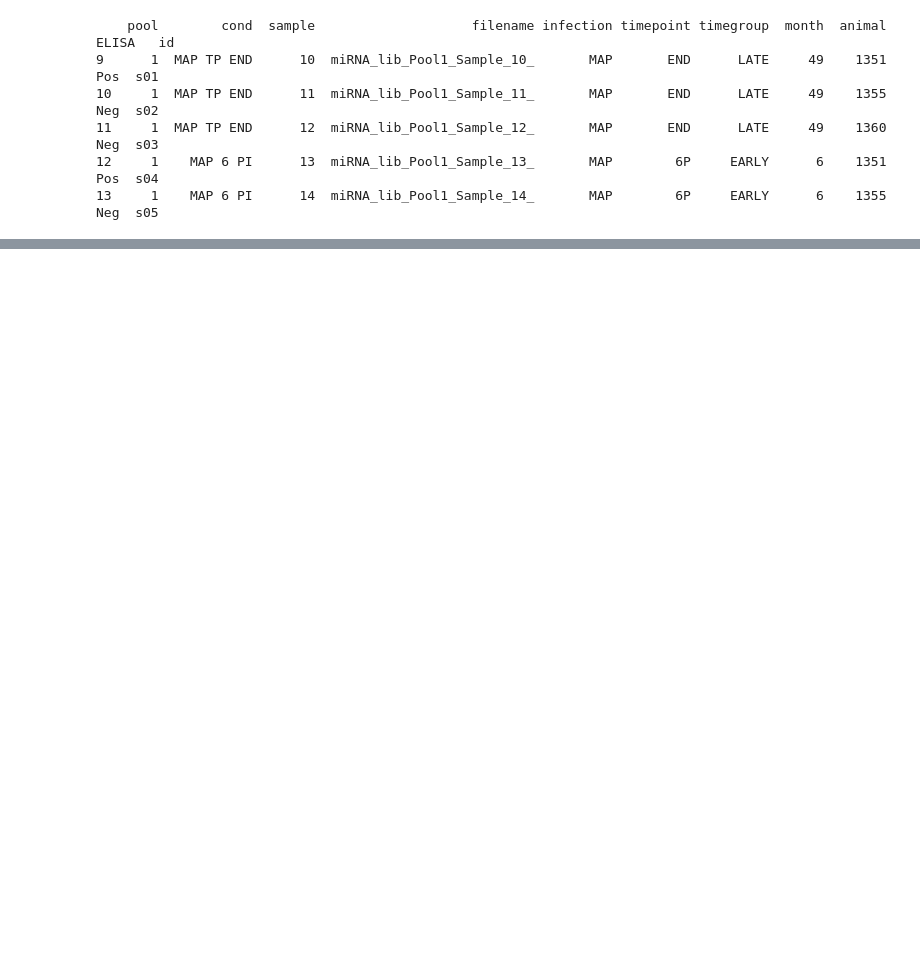
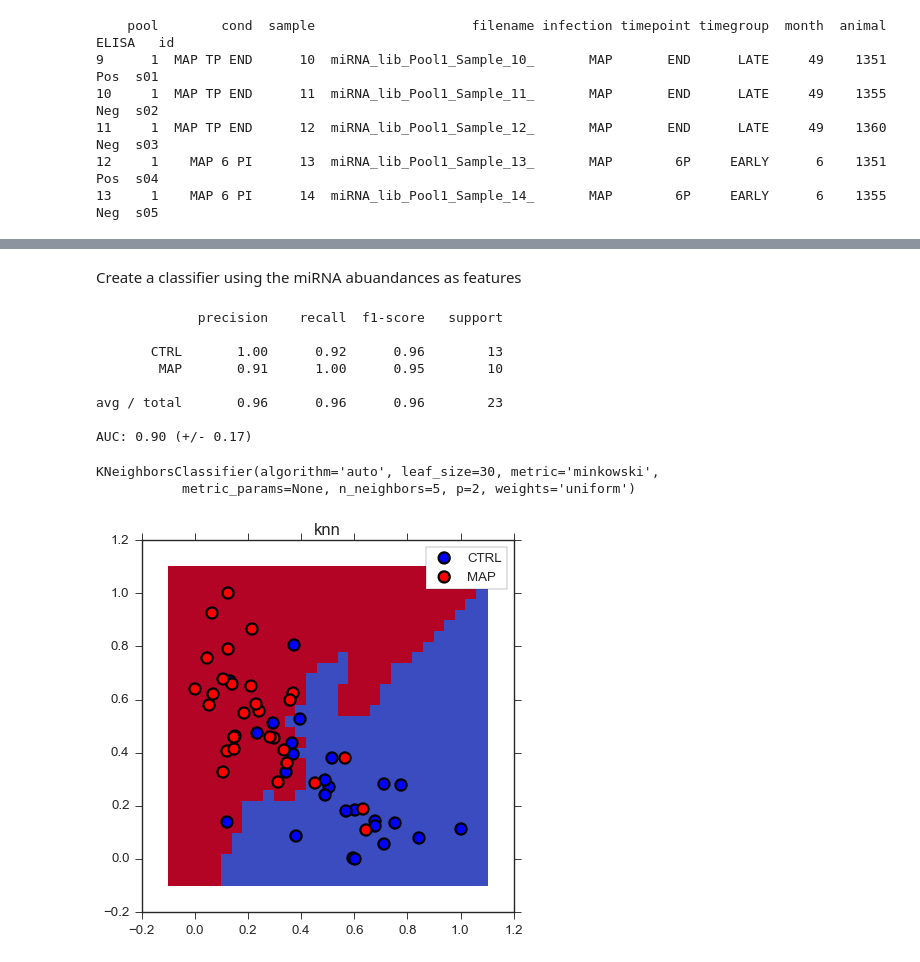
Before and after one commit to dmnfarrell/gordon-group, a Jupyter notebook: mirnaseq/miRNA_features_analysis.ipynb, the cells around one changed output, grey strips where cells are left out. Saved outputs shown, nothing was run; the diff lists cells and outputs as text; code cells hidden in the pictures; blank space fills up the shorter version.

```diff
--- a/mirnaseq/miRNA_features_analysis.ipynb
+++ b/mirnaseq/miRNA_features_analysis.ipynb
@@ -173,0 +187,20 @@ Xt = doPCA(X)
+# %% [markdown]
+Create a classifier using the miRNA abuandances as features
+# %%
+knn = KNeighborsClassifier()
+logit = linear_model.LogisticRegression(C=1e5)
+svm = SVC(kernel='linear')
+
+classify(X, y, knn, 'knn')
+# %% [output]
+             precision    recall  f1-score   support
+
+       CTRL       1.00      0.92      0.96        13
+        MAP       0.91      1.00      0.95        10
+
+avg / total       0.96      0.96      0.96        23
+
+AUC: 0.90 (+/- 0.17)
+KNeighborsClassifier(algorithm='auto', leaf_size=30, metric='minkowski',
+           metric_params=None, n_neighbors=5, p=2, weights='uniform')
+[figure, added]
```
Also changed, not shown: parts of 17 cells of this notebook, 1 other file.
